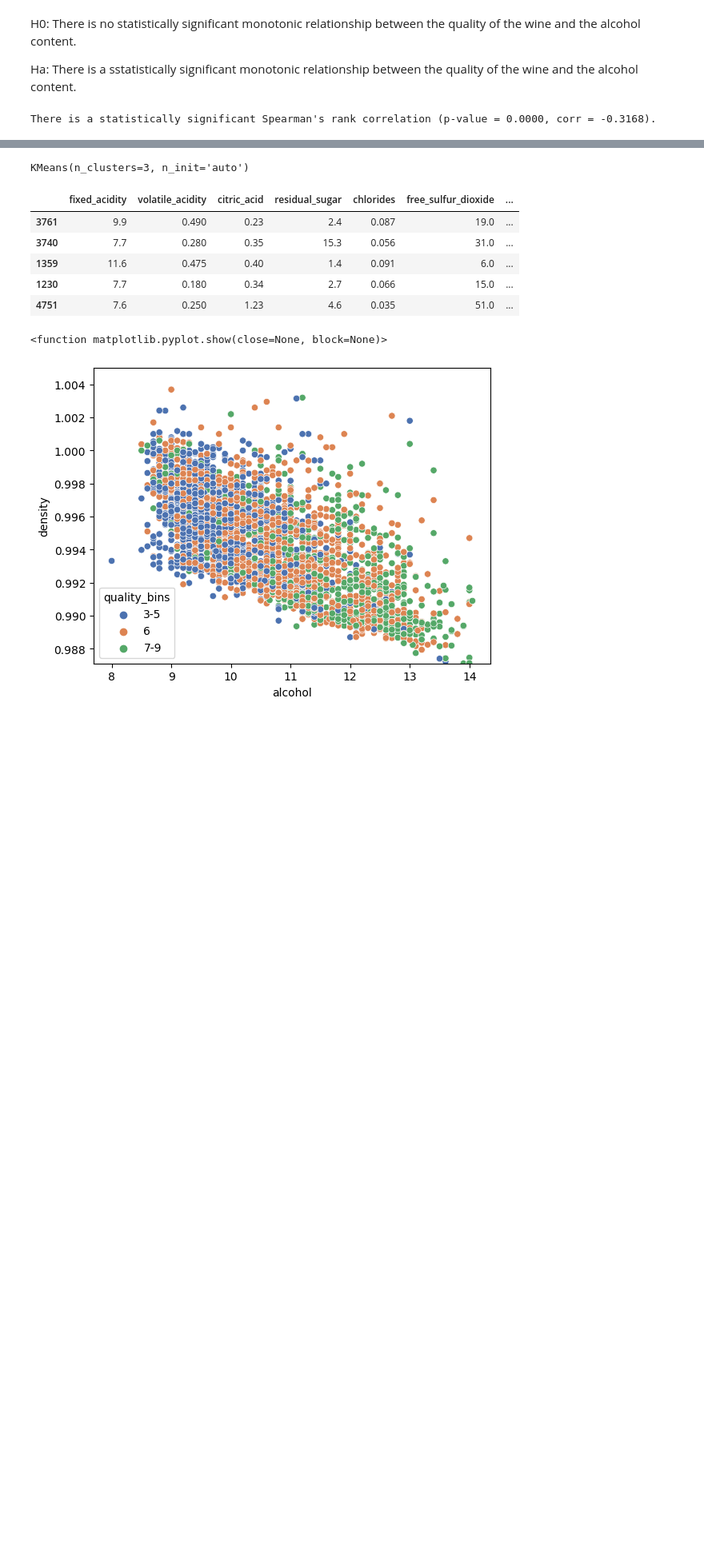
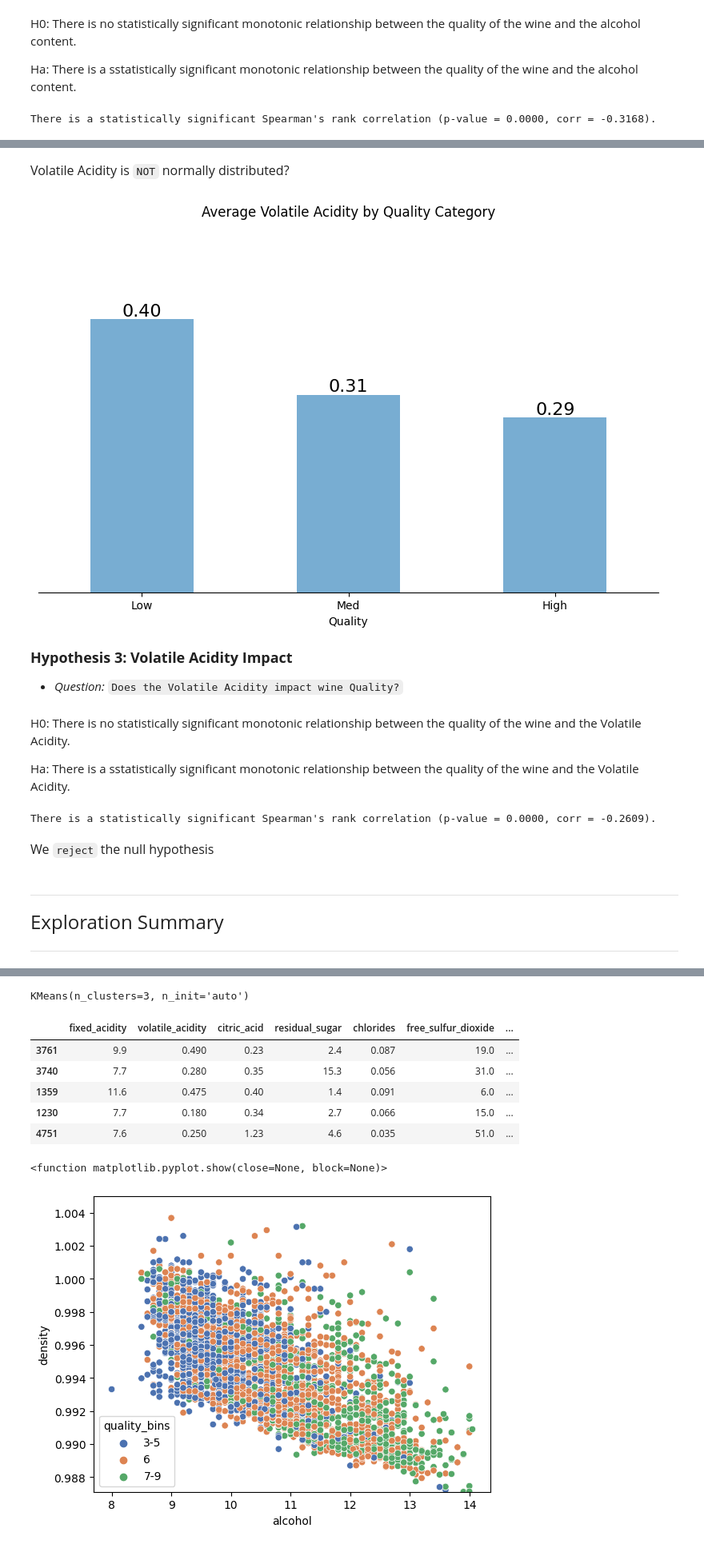
Before and after one commit to Clustering-Project/wine_quality_project, a Jupyter notebook: John/explore.ipynb, the cells around one changed output, grey strips where cells are left out. Shown at 80% size. Saved outputs shown, nothing was run; the diff lists cells and outputs as text; code cells hidden in the pictures; blank space fills up the shorter version.

```diff
--- a/John/explore.ipynb
+++ b/John/explore.ipynb
@@ -338,0 +376,69 @@ There is a statistically significant Spearman's rank correlation (p-value = 0.00
+# %% [markdown]
+<font size="3">Volatile Acidity is `NOT` normally distributed?</font>
+# %%
+# Define custom labels for "quality"
+bins_q = [3, 5, 6, 9]
+labels_q = ['Low', 'Med', 'High']
+
+# Create a new column "quality_bins" to store the bin labels
+df['quality_bins'] = pd.cut(df['quality'], bins=bins_q, labels=labels_q)
+
+# Group the data by "quality" and calculate the mean alcohol content for each quality category
+quality_means = df.groupby('quality_bins')['volatile_acidity'].mean().round(6)
+
+# Create a bar plot
+plt.figure(figsize=(10, 6))
+quality_means.plot(kind='bar', color='#1f77b4', alpha=0.6)
+plt.title('Average Volatile Acidity by Quality Category')
+plt.xlabel('Quality')
+plt.ylabel('Average Volatile Acidity')
+plt.xticks(rotation=0)
+plt.grid(axis='y')
+
+# Adding average on top of each bar
+for i, count in enumerate(quality_means.values):
+    plt.text(i, count, '{:.2f}'.format(count), ha='center', va='bottom', fontsize=16)
+
+# Removing the y-axis
+plt.gca().get_yaxis().set_visible(False)
+
+# Removing left, right, and top lines of the current axes
+plt.gca().spines['left'].set_visible(False)
+plt.gca().spines['right'].set_visible(False)
+plt.gca().spines['top'].set_visible(False)
+
+plt.ylim(0.1, .5)
+
+# Show the plot
+plt.show()
+# %% [output]
+[figure, added]
+# %% [markdown]
+<font size="4"> **Hypothesis 3: Volatile Acidity Impact**</font>
+   <font size="3">
+
+   - *Question:* `Does the Volatile Acidity impact wine Quality?`
+   </font>
+# %% [markdown]
+H0: There is no statistically significant monotonic relationship between the quality of the wine and the Volatile Acidity.
+
+Ha: There is a sstatistically significant monotonic relationship between the quality of the wine and the Volatile Acidity.
+# %%
+# Assuming you have a DataFrame named df with columns 'quality' and 'alcohol'
+spearman_corr, p_value = stats.spearmanr(train['quality'], train['volatile_acidity'])
+
+# Interpret the results
+alpha = 0.05  # Set your desired significance level
+
+if p_value < alpha:
+    print(f"There is a statistically significant Spearman's rank correlation (p-value = {p_value:.4f}, corr = {spearman_corr:.4f}).")
+else:
+    print(f"There is no statistically significant Spearman's rank correlation (p-value = {p_value:.4f}, corr = {spearman_corr:.4f}).")
+# %% [output]
+There is a statistically significant Spearman's rank correlation (p-value = 0.0000, corr = -0.2609).
+# %% [markdown]
+<font size="3">We `reject` the null hypothesis</font>
+# %% [markdown]
+___
+<font size="5">Exploration Summary</font><br>
+___
```
Also changed, not shown: parts of 26 cells of this notebook.
